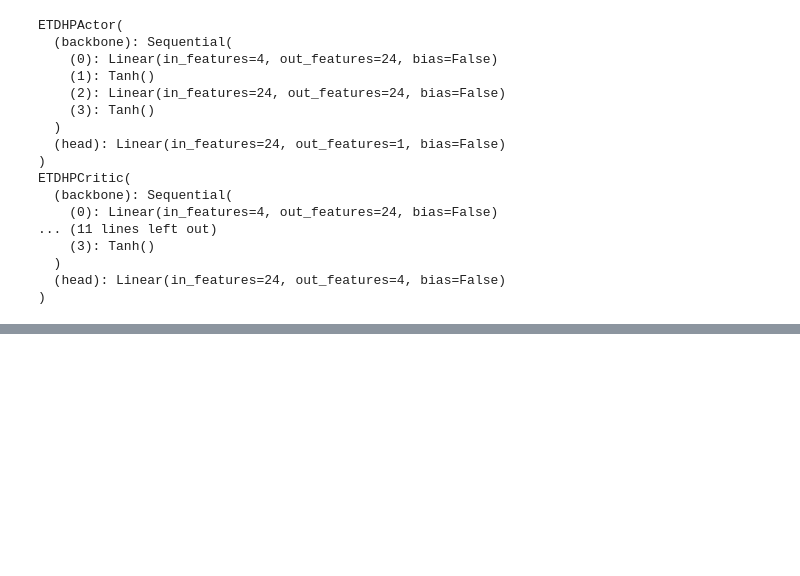
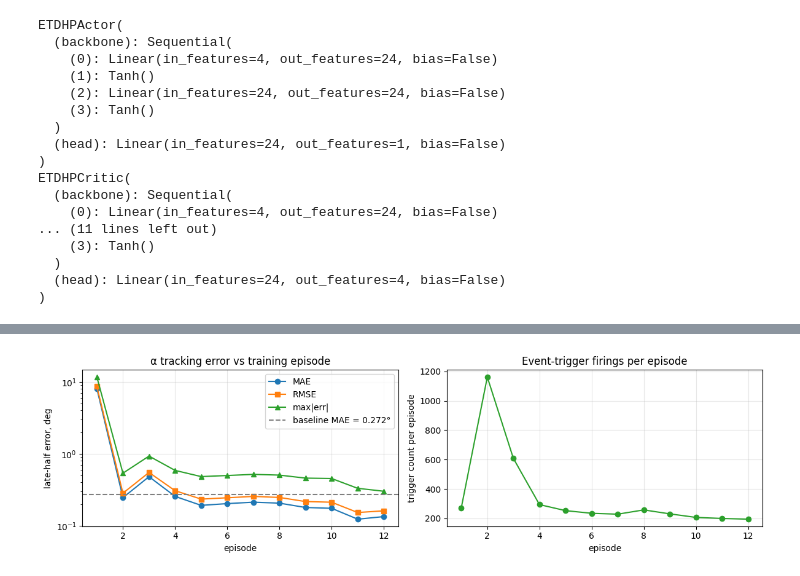
Before and after one commit to TensorAeroSpace/TensorAeroSpace, a Jupyter notebook: example/reinforcement_learning/example_etdhp_nonlinear_f16.ipynb, the cells around one changed output, grey strips where cells are left out. Drawn from its saved outputs; the diff is of its cells as text; code cells hidden in the pictures; blank space fills up the shorter version.

```diff
--- a/example/reinforcement_learning/example_etdhp_nonlinear_f16.ipynb
+++ b/example/reinforcement_learning/example_etdhp_nonlinear_f16.ipynb
@@ -408,16 +320,0 @@ plt.tight_layout(); plt.show()
-# %%
-total = len(log_et['alpha'])
-n_trig_et = int(log_et['triggers'])
-n_trig_tb = int(log_tb['triggers'])
-print(f'time-triggered  : triggers={n_trig_tb}/{total}   (100% compute)')
-print(f'event-triggered : triggers={n_trig_et}/{total}   '
-      f'({n_trig_et / total * 100:.1f}% compute, '
-      f'{(1 - n_trig_et / total) * 100:.1f}% saved)')
-print()
-for k, v in dict(
-    RMSE_dalpha_deg_et=np.sqrt(np.mean((log_et['alpha'] - TRIM_DEG[0]) ** 2)),
-    RMSE_dalpha_deg_tb=np.sqrt(np.mean((log_tb['alpha'] - TRIM_DEG[0]) ** 2)),
-    final_dalpha_deg_et=log_et['alpha'][-1] - TRIM_DEG[0],
-    final_dalpha_deg_tb=log_tb['alpha'][-1] - TRIM_DEG[0],
-).items():
-    print(f'  {k:25s} = {v:+.3f}')
@@ -443,0 +415,18 @@ event-triggered : triggers=240/400   (60.0% compute, 40.0% saved)
+# %%
+fig, axes = plt.subplots(1, 2, figsize=(12, 3.5))
+axes[0].plot(train_log['ep'], train_log['mae_late'], '-o', label='MAE')
+axes[0].plot(train_log['ep'], train_log['rmse_late'], '-s', label='RMSE')
+axes[0].plot(train_log['ep'], train_log['max_err'], '-^', label='max|err|')
+axes[0].axhline(baseline['mae'], color='tab:gray', linestyle='--',
+                label=f"baseline MAE = {baseline['mae']:.3f}°")
+axes[0].set_xlabel('episode'); axes[0].set_ylabel('late-half error, deg')
+axes[0].set_yscale('log'); axes[0].grid(alpha=0.3); axes[0].legend()
+axes[0].set_title('α tracking error vs training episode')
+
+axes[1].plot(train_log['ep'], train_log['triggers'], '-o', color='tab:green')
+axes[1].set_xlabel('episode'); axes[1].set_ylabel('trigger count per episode')
+axes[1].grid(alpha=0.3)
+axes[1].set_title('Event-trigger firings per episode')
+plt.tight_layout(); plt.show()
+# %% [output]
+[figure, added]
```
Also changed, not shown: parts of 31 cells of this notebook, 49 other files.
